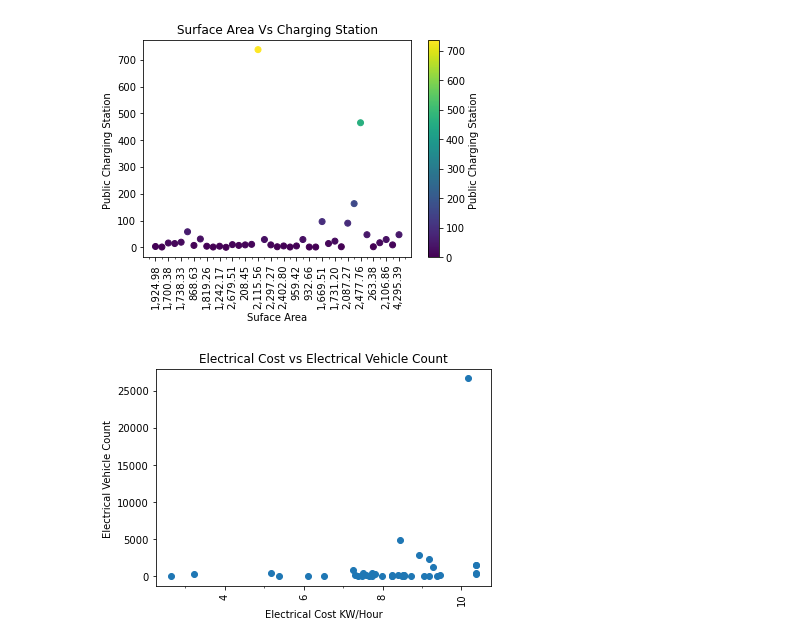
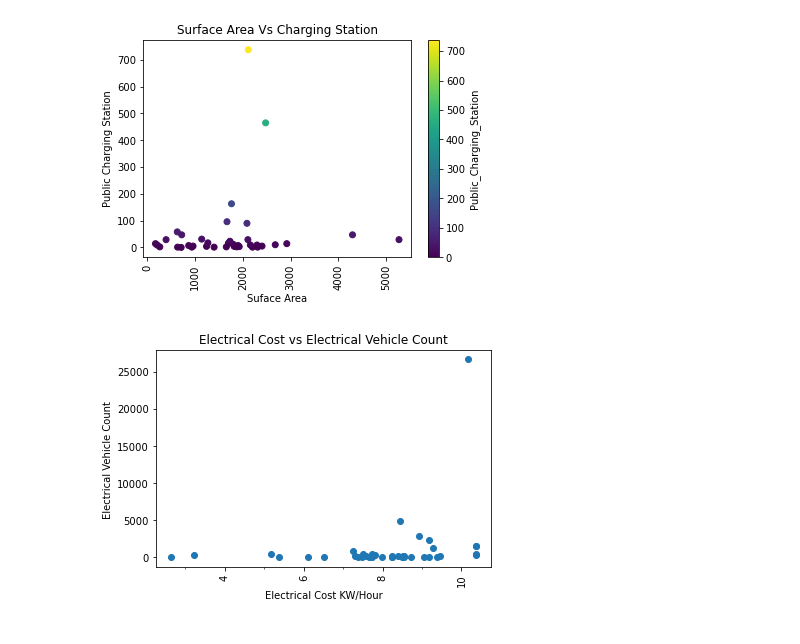
Before and after one commit to fbarillas08/Electric-Vehicles-in-WashingtonState, a Jupyter notebook: ev_efficienciency_data.ipynb, the cells around one changed output. Saved outputs shown, nothing was run; the diff lists cells and outputs as text; code cells hidden in the pictures.

```diff
--- a/ev_efficienciency_data.ipynb
+++ b/ev_efficienciency_data.ipynb
@@ -57,18 +92,21 @@ Text(0.5, 1.0, 'Number of Charging Stations per County')
 # %%
-#Create a scatter plot to show charging stations vs surface area
-ax=plt.axes()
-ax.xaxis.set_major_locator(ticker.MultipleLocator(2))
-ax.xaxis.set_minor_locator(ticker.MultipleLocator(1))
+#Create a scatter plot to show surface area vs charging station
+# ax=plt.axes()
+# ax.xaxis.set_major_locator(ticker.MultipleLocator(2))
+# ax.xaxis.set_minor_locator(ticker.MultipleLocator(1))
 plt.xticks(rotation = 90)
-plt.scatter(Rates_Population_df['Land Surface Area'], Rates_Population_df["Public Charging Station "], c = Rates_Population_df["Public Charging Station "])
+plt.scatter(Rates_Population_df['Land_Surface_Area'], Rates_Population_df["Public_Charging_Station"], c = Rates_Population_df["Public_Charging_Station"])
 clb = plt.colorbar()
 plt.xlabel("Suface Area")
-plt.ylabel("Public Charging Station ")
+plt.ylabel("Public Charging Station")
 plt.title("Surface Area Vs Charging Station")
-clb.set_label("Public Charging Station ")
+clb.set_label("Public_Charging_Station")
 
 plt.show()
+
+#Analysis
+# There appears to be no correlation between the Surface area public charging stations
 # %% [output]
-[figure, old version]
+[figure, new version]
 # %%
 #Number of electric vehicles by county vs Electric cost
```
Also changed, not shown: parts of 12 cells of this notebook, 2 other files.
